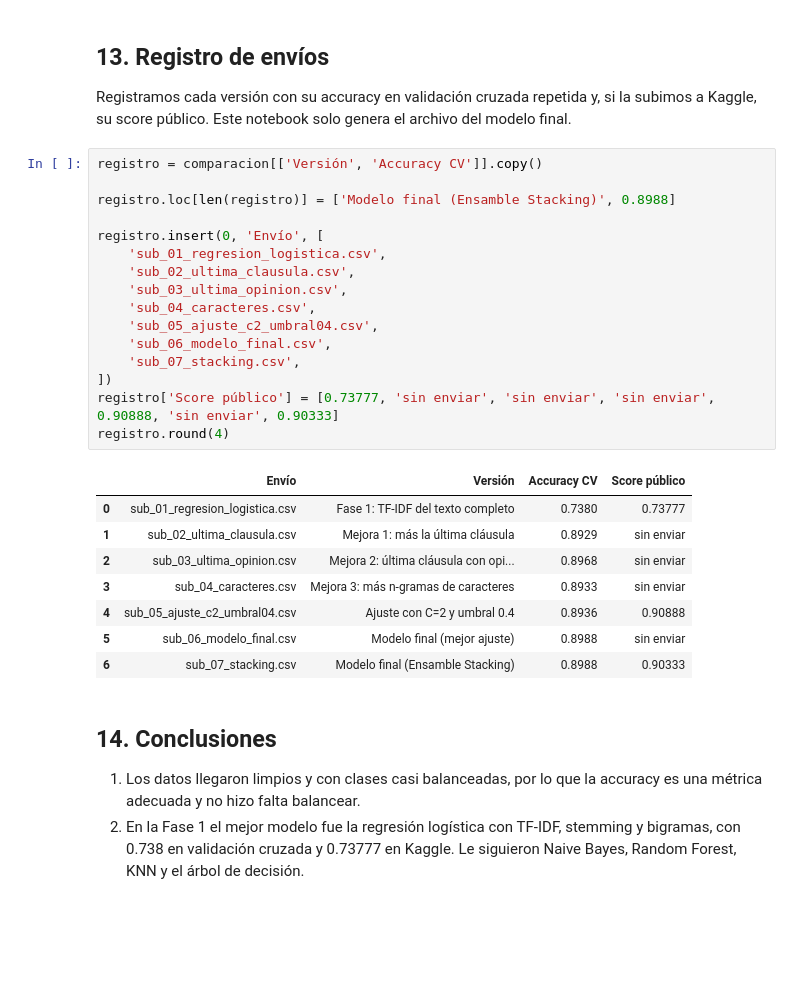
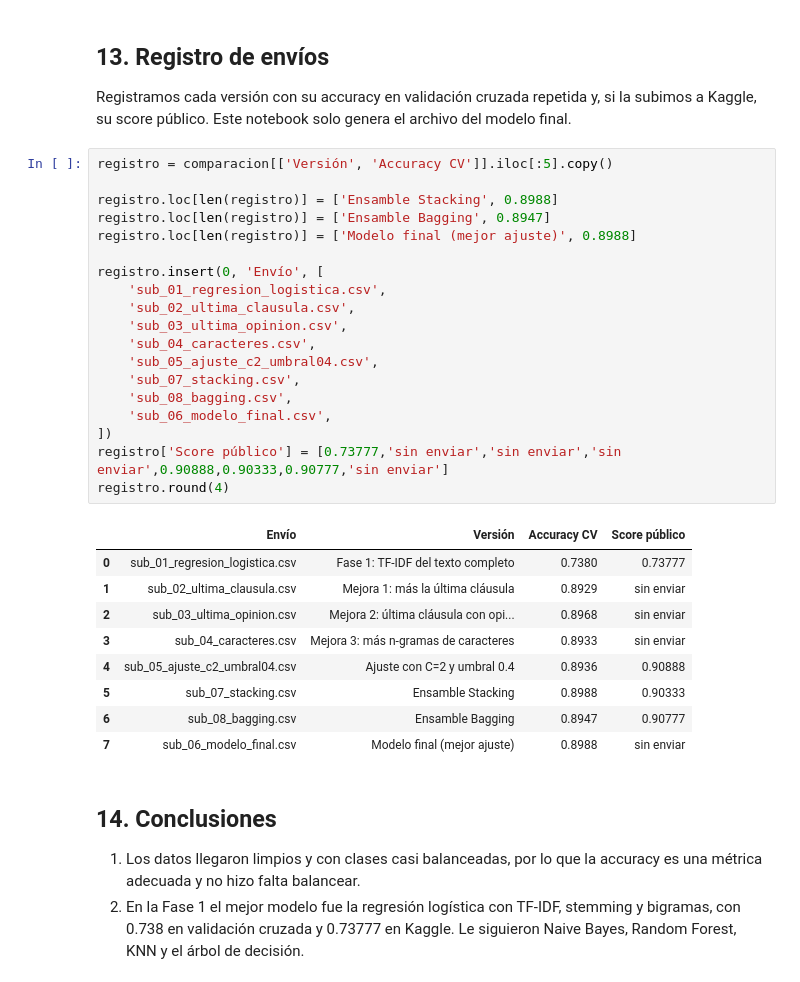
Before and after one commit to nreyl/ML-P1-G29, a Jupyter notebook: Proyecto_P1_G29.ipynb, the cells around one changed output. Cells and saved outputs as stored; diff of their text form; blank space fills up the shorter version.

Commit message:
resultados despues de probar bagging

```diff
--- a/Proyecto_P1_G29.ipynb
+++ b/Proyecto_P1_G29.ipynb
@@ -1186,30 +1195,34 @@ Predicciones idénticas tras cargar el modelo: True
 
 Registramos cada versión con su accuracy en validación cruzada repetida y, si la subimos a Kaggle, su score público. Este notebook solo genera el archivo del modelo final.
 # %%
-registro = comparacion[['Versión', 'Accuracy CV']].copy()
+registro = comparacion[['Versión', 'Accuracy CV']].iloc[:5].copy()
 
-registro.loc[len(registro)] = ['Modelo final (Ensamble Stacking)', 0.8988]
+registro.loc[len(registro)] = ['Ensamble Stacking', 0.8988]
+registro.loc[len(registro)] = ['Ensamble Bagging', 0.8947]
+registro.loc[len(registro)] = ['Modelo final (mejor ajuste)', 0.8988]
 
 registro.insert(0, 'Envío', [
     'sub_01_regresion_logistica.csv',
     'sub_02_ultima_clausula.csv',
     'sub_03_ultima_opinion.csv',
     'sub_04_caracteres.csv',
     'sub_05_ajuste_c2_umbral04.csv',
+    'sub_07_stacking.csv',
+    'sub_08_bagging.csv',
     'sub_06_modelo_final.csv',
-    'sub_07_stacking.csv',
 ])
-registro['Score público'] = [0.73777, 'sin enviar', 'sin enviar', 'sin enviar', 0.90888, 'sin enviar', 0.90333]
+registro['Score público'] = [0.73777,'sin enviar','sin enviar','sin enviar',0.90888,0.90333,0.90777,'sin enviar']
 registro.round(4)
 # %% [output]
 |  | Envío | Versión | Accuracy CV | Score público |
 | 0 | sub_01_regresion_logistica.csv | Fase 1: TF-IDF del texto completo | 0.7380 | 0.73777 |
 | 1 | sub_02_ultima_clausula.csv | Mejora 1: más la última cláusula | 0.8929 | sin enviar |
 | 2 | sub_03_ultima_opinion.csv | Mejora 2: última cláusula con opi... | 0.8968 | sin enviar |
 | 3 | sub_04_caracteres.csv | Mejora 3: más n-gramas de caracteres | 0.8933 | sin enviar |
 | 4 | sub_05_ajuste_c2_umbral04.csv | Ajuste con C=2 y umbral 0.4 | 0.8936 | 0.90888 |
-| 5 | sub_06_modelo_final.csv | Modelo final (mejor ajuste) | 0.8988 | sin enviar |
-| 6 | sub_07_stacking.csv | Modelo final (Ensamble Stacking) | 0.8988 | 0.90333 |
+| 5 | sub_07_stacking.csv | Ensamble Stacking | 0.8988 | 0.90333 |
+| 6 | sub_08_bagging.csv | Ensamble Bagging | 0.8947 | 0.90777 |
+| 7 | sub_06_modelo_final.csv | Modelo final (mejor ajuste) | 0.8988 | sin enviar |
 # %% [markdown]
 ## 14. Conclusiones
 
```
Also changed, not shown: parts of 11 cells of this notebook.
